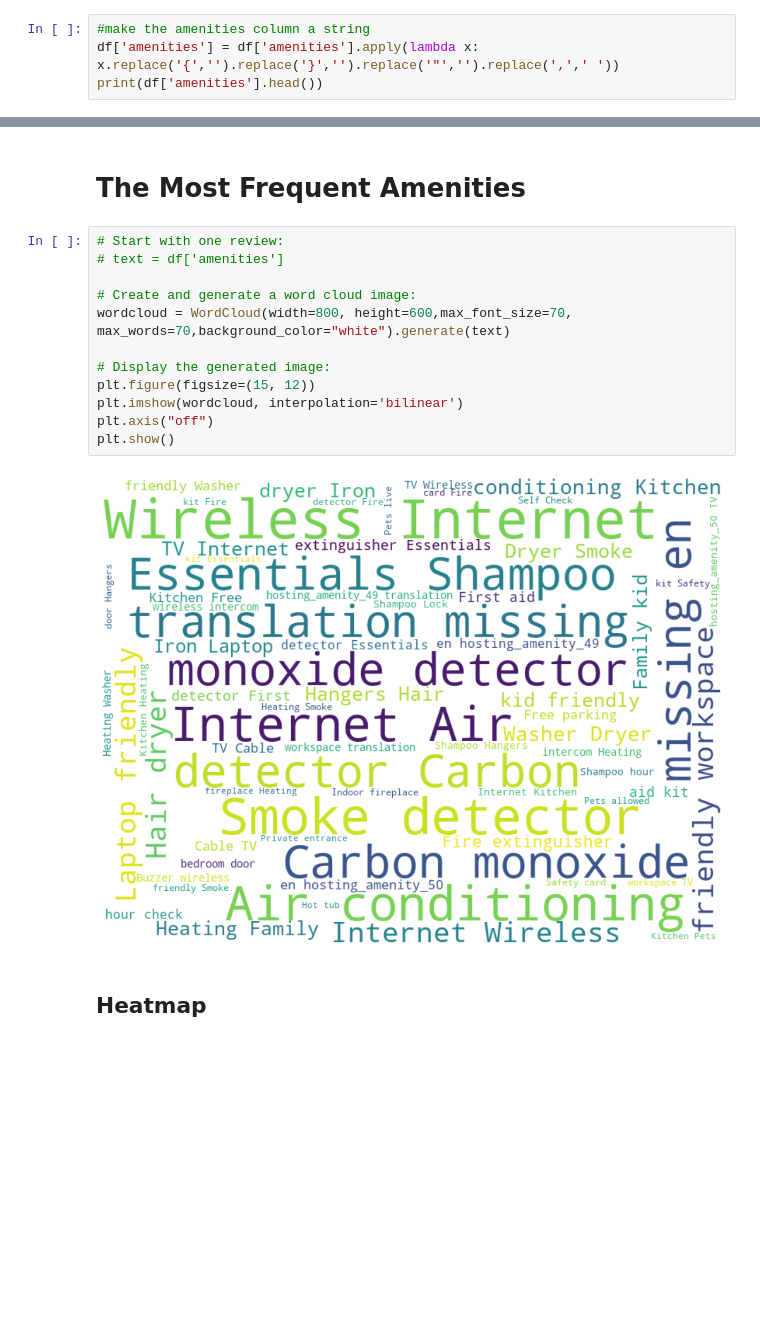
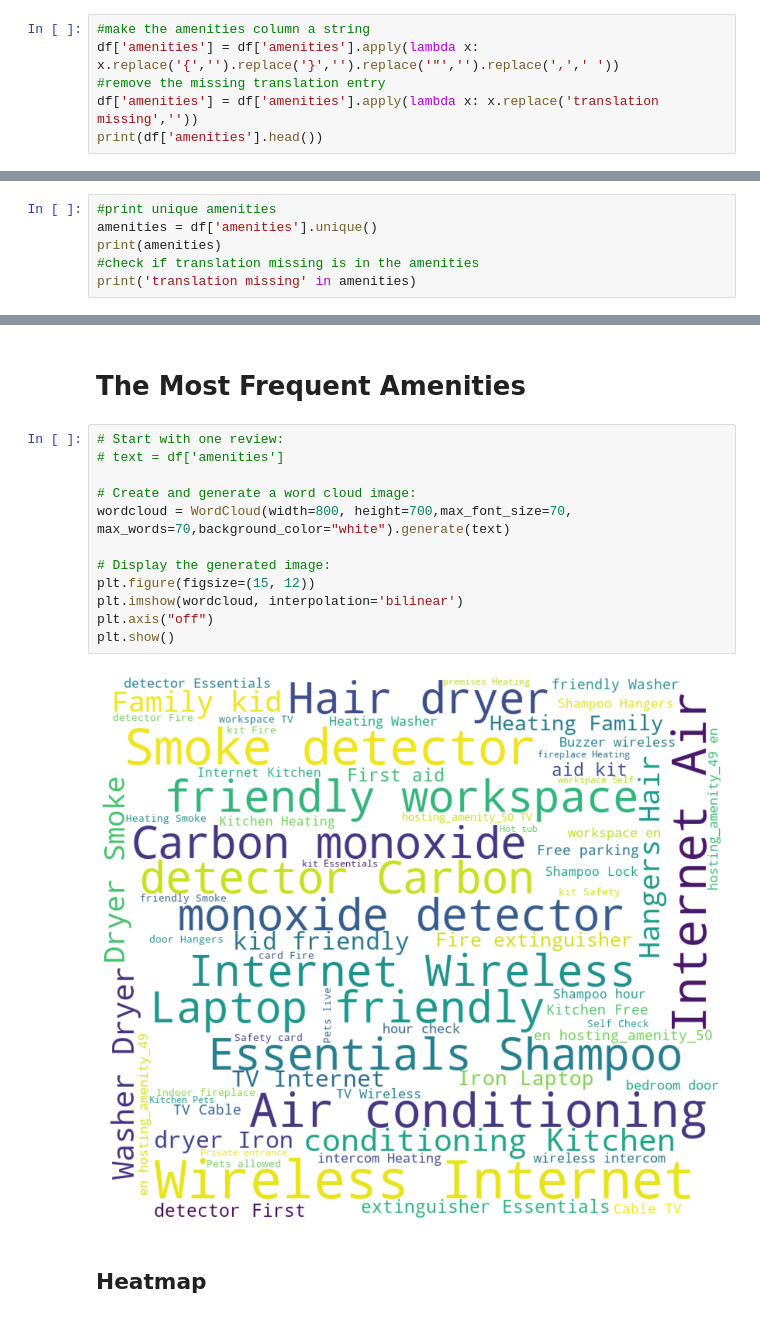
Before and after one commit to oamin12/Big-Data-Analysis-Project, a Jupyter notebook: More_Analysis.ipynb, the cells around one changed output, grey strips where cells are left out. Drawn from its saved outputs; the diff is of its cells as text; blank space fills up the shorter version.

```diff
--- a/More_Analysis.ipynb
+++ b/More_Analysis.ipynb
@@ -29,6 +28,8 @@ copy_df['amenities'] = copy_df['amenities'].apply(lambda x: x.replace('{','').re
 # %%
 #make the amenities column a string
 df['amenities'] = df['amenities'].apply(lambda x: x.replace('{','').replace('}','').replace('"','').replace(',',' '))
+#remove the missing translation entry
+df['amenities'] = df['amenities'].apply(lambda x: x.replace('translation missing',''))
 print(df['amenities'].head())
 # %% [output]
 0    Wireless Internet Air conditioning Kitchen Hea...
@@ -37,3 +38,9 @@ print(df['amenities'].head())
 3    TV Cable TV Internet Wireless Internet Kitchen...
 4    TV Internet Wireless Internet Air conditioning...
 Name: amenities, dtype: object
+# %%
+#print unique amenities
+amenities = df['amenities'].unique()
+print(amenities)
+#check if translation missing is in the amenities
+print('translation missing' in amenities)
@@ -45,17 +61,17 @@ text = " ".join(amenities for amenities in df.amenities)
 # %%
 # Start with one review:
 # text = df['amenities']
 
 # Create and generate a word cloud image:
-wordcloud = WordCloud(width=800, height=600,max_font_size=70, max_words=70,background_color="white").generate(text)
+wordcloud = WordCloud(width=800, height=700,max_font_size=70, max_words=70,background_color="white").generate(text)
 
 # Display the generated image:
 plt.figure(figsize=(15, 12))
 plt.imshow(wordcloud, interpolation='bilinear')
 plt.axis("off")
 plt.show()
 # %% [output]
-[figure, old version]
+[figure, new version]
 # %% [markdown]
 ## Heatmap
 # %%
```
Also changed, not shown: parts of 8 cells of this notebook, 1 other file.
